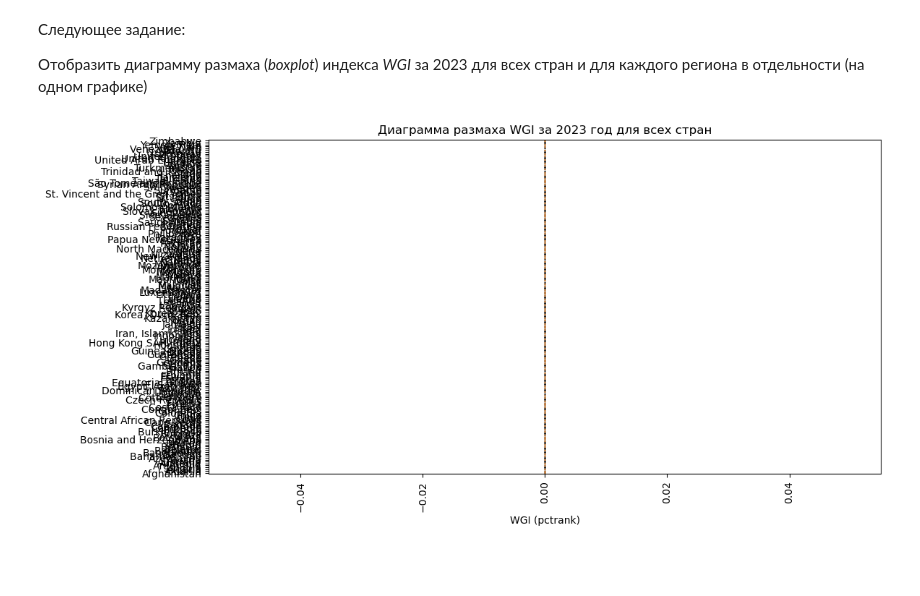
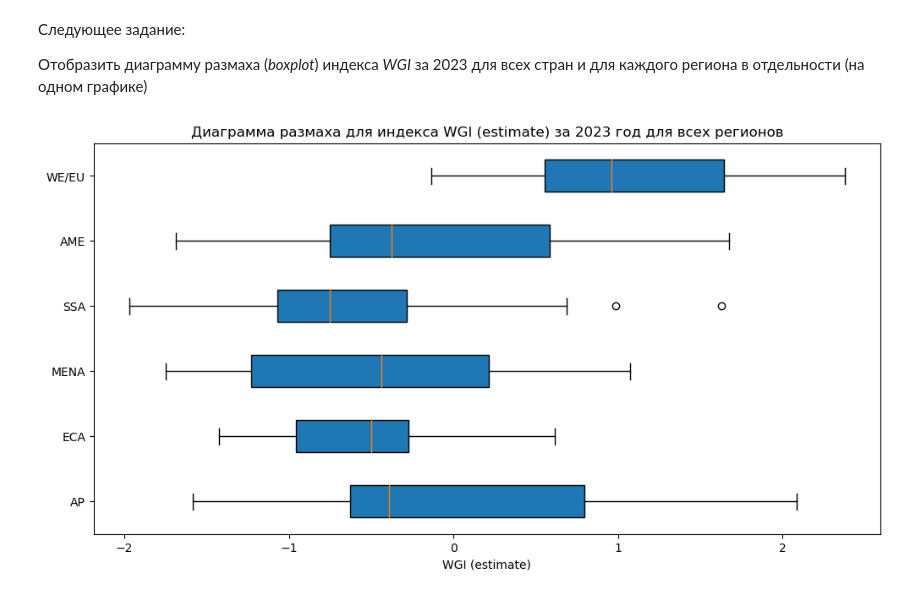
Before and after one commit to SARWX/mlmethods, a Jupyter notebook: task1.ipynb, the cells around one changed output. Saved outputs shown, nothing was run; the diff lists cells and outputs as text; code cells hidden in the pictures; blank space fills up the shorter version.

```diff
--- a/task1.ipynb
+++ b/task1.ipynb
@@ -297,25 +297,24 @@ print(df_table)
 # %%
 # Отфильтровываем данные за 2023 год
 df_2023 = df_merged[df_merged['year'] == 2023]
 
-# Создаем список уникальных стран
-countries = df_2023['countryname'].unique()
+# Получаем список уникальных регионов
+regions = df_2023['Region'].unique()
 
-# Группируем данные и нормализуем (вычитаем минимальное значение pctrank для каждой страны)
-data = [df_2023[df_2023['countryname'] == country]['pctrank'] - df_2023[df_2023['countryname'] == country]['pctrank'].min()
-        for country in countries]
+# Группируем данные по регионам, используя 'estimate'
+data = [df_2023[df_2023['Region'] == region]['estimate']
+        for region in regions]
 
-# Строим boxplot
+# Строим boxplot для 'estimate'
 plt.figure(figsize=(12, 6))
-plt.boxplot(data, vert=False, patch_artist=True, notch=True)
+plt.boxplot(data, vert=False, patch_artist=True)
 
 # Настройка графика
-plt.title('Диаграмма размаха WGI за 2023 год для всех стран')
-plt.xlabel('WGI (pctrank)')
-plt.yticks(range(1, len(countries) + 1), countries)  # Устанавливаем метки на оси Y
-plt.xticks(rotation=90)  # Поворот меток оси X, если нужно
+plt.title('Диаграмма размаха для индекса WGI (estimate) за 2023 год для всех регионов')
+plt.xlabel('WGI (estimate)')
+plt.yticks(range(1, len(regions) + 1), regions)  # Устанавливаем метки на оси Y для регионов
 
 # Показать график
 plt.show()
 # %% [output]
-[figure, old version]
+[figure, new version]
```
